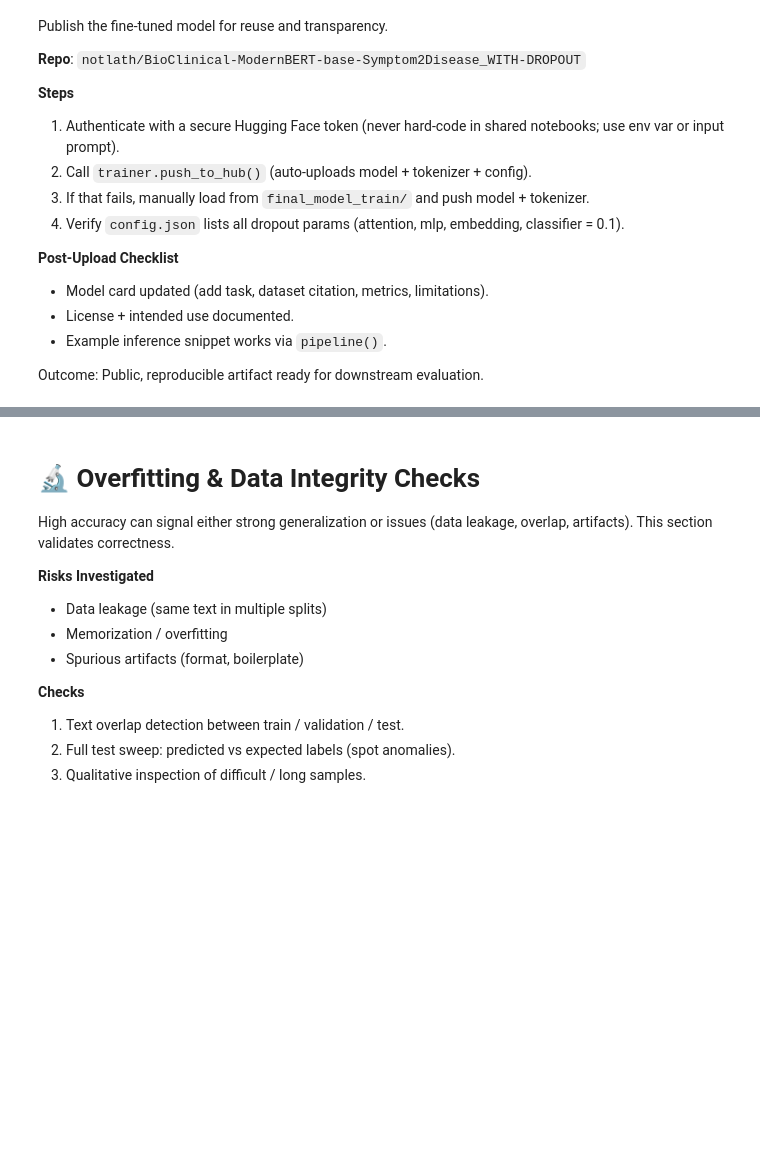
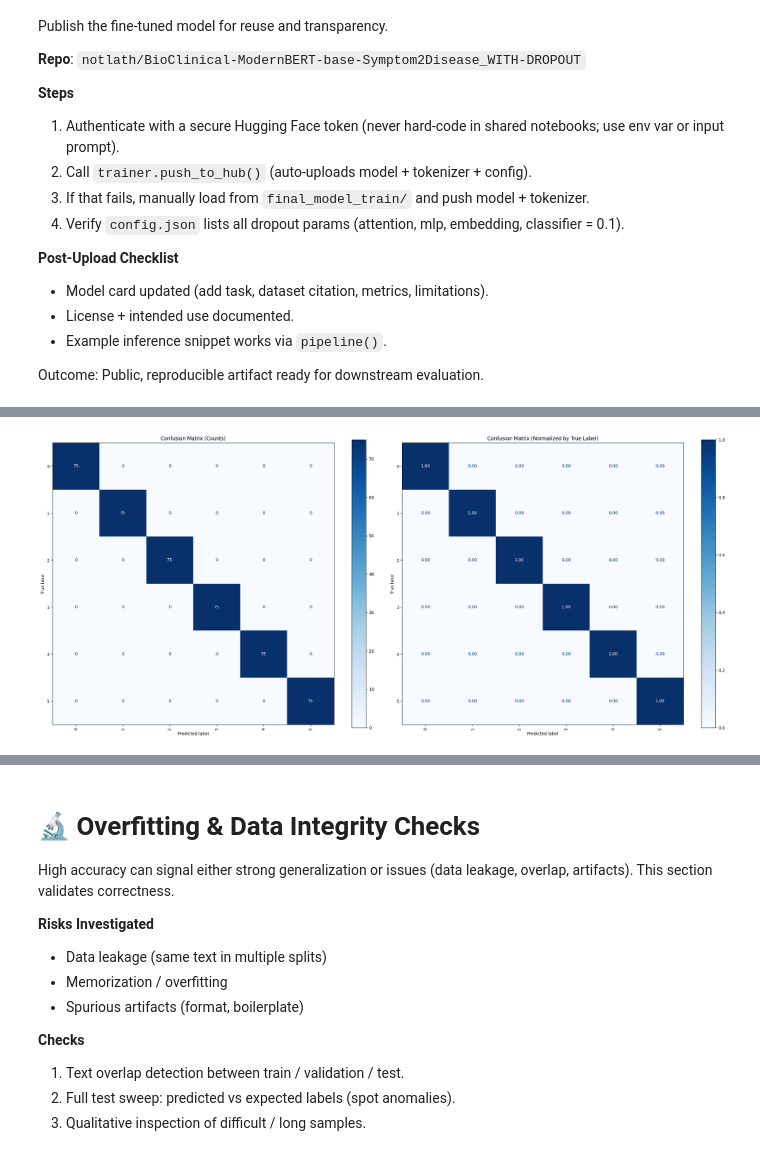
Before and after one commit to notlath/aill-be-sick, a Jupyter notebook: notebooks/finetuning/BioClinical_ModernBERT_base_Symptom2Disease_dataset_WITH_DROPOUT_42.ipynb, the cells around one changed output, grey strips where cells are left out. Saved outputs shown, nothing was run; the diff lists cells and outputs as text; code cells hidden in the pictures; blank space fills up the shorter version.

```diff
--- a/notebooks/finetuning/BioClinical_ModernBERT_base_Symptom2Disease_dataset_WITH_DROPOUT_42.ipynb
+++ b/notebooks/finetuning/BioClinical_ModernBERT_base_Symptom2Disease_dataset_WITH_DROPOUT_42.ipynb
@@ -728,0 +748,30 @@ plt.show()
+# %%
+from sklearn.metrics import confusion_matrix, ConfusionMatrixDisplay
+import seaborn as sns
+import matplotlib.pyplot as plt
+import numpy as np
+
+test_split = tokenized_dataset["test"]
+predictions, labels_arr, _ = trainer.predict(test_split)
+y_pred = np.argmax(predictions, axis=1)
+y_true = np.array(labels_arr)
+
+cm = confusion_matrix(y_true, y_pred)
+cm_labels = [str(id2label[i]) for i in range(num_labels)]
+
+fig, axes = plt.subplots(1, 2, figsize=(24, 10))
+
+# Raw counts
+disp1 = ConfusionMatrixDisplay(confusion_matrix=cm, display_labels=cm_labels)
+disp1.plot(cmap="Blues", ax=axes[0], xticks_rotation=90, values_format="d")
+axes[0].set_title("Confusion Matrix (Counts)")
+
+# Normalized (row-wise = recall per class)
+cm_norm = cm.astype("float") / cm.sum(axis=1, keepdims=True)
+disp2 = ConfusionMatrixDisplay(confusion_matrix=cm_norm, display_labels=cm_labels)
+disp2.plot(cmap="Blues", ax=axes[1], xticks_rotation=90, values_format=".2f")
+axes[1].set_title("Confusion Matrix (Normalized by True Label)")
+
+plt.tight_layout()
+plt.show()
+# %% [output]
@@ -729,2 +779,3 @@ plt.show()
+[figure, added]
 # %%
 from sklearn.model_selection import StratifiedKFold
```
Also changed, not shown: parts of 43 cells of this notebook, 1 other file.
